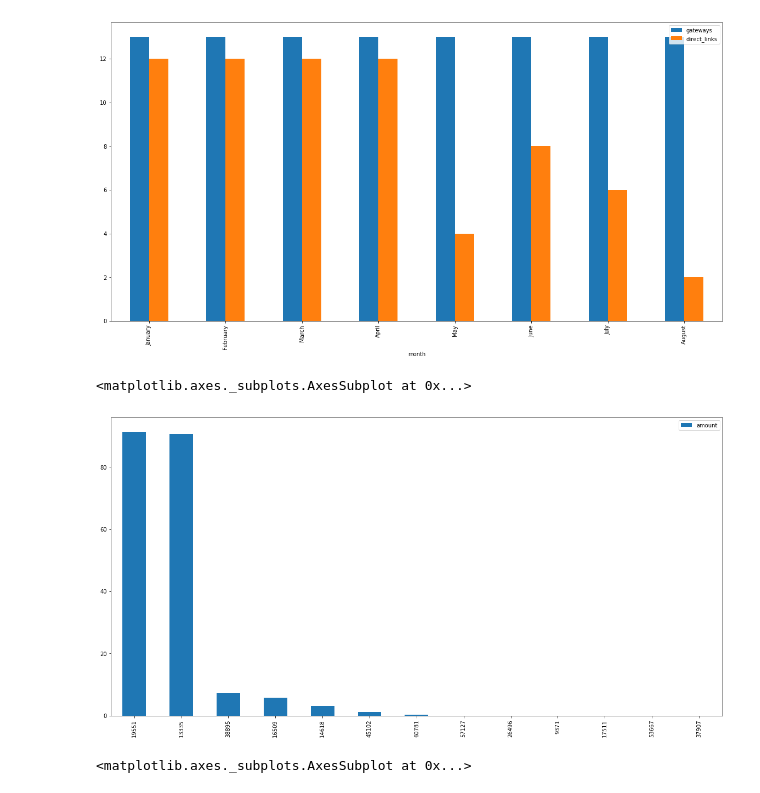
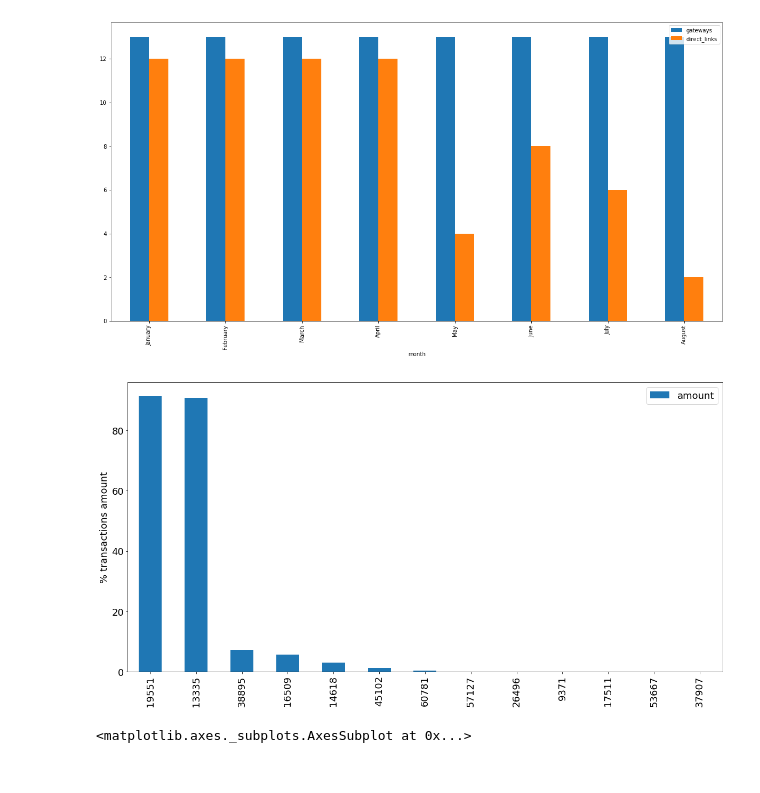
Before and after one commit to dedis/student_19_ripple-partition, a Jupyter notebook: find_match.ipynb, the cells around one changed output. Cells and saved outputs as stored; diff of their text form; code cells hidden in the pictures.

```diff
--- a/find_match.ipynb
+++ b/find_match.ipynb
@@ -82,10 +107,12 @@ graph_stats.set_index('month').plot.bar(figsize=(20,10))
 # %%
 top_transactions = transactions.groupby('sender').sum().add(transactions.groupby('receiver').sum(), fill_value=0)
 top_transactions['amount'] = top_transactions.apply(lambda x: x*100/transactions['amount'].sum())
-top_transactions.sort_values(by='amount', ascending=False).plot.bar(figsize=(20,10))
+top_transactions.sort_values(by='amount', ascending=False).plot.bar(figsize=(20,10), fontsize=18)
+plt.ylabel('% transactions amount', fontsize=18)
+plt.legend(fontsize=18)
+plt.savefig('report/transactions-compare-bar.eps', format='eps')
 # %% [output]
-<matplotlib.axes._subplots.AxesSubplot at 0x...>
-[figure, old version]
+[figure, new version]
 # %%
 top_transactions = transactions.groupby('sender').size().add(transactions.groupby('receiver').size(), fill_value=0).to_frame()
 top_transactions[0] = top_transactions.apply(lambda x: x*100/len(transactions))
```
Also changed, not shown: parts of 38 cells of this notebook, 2 other files.
